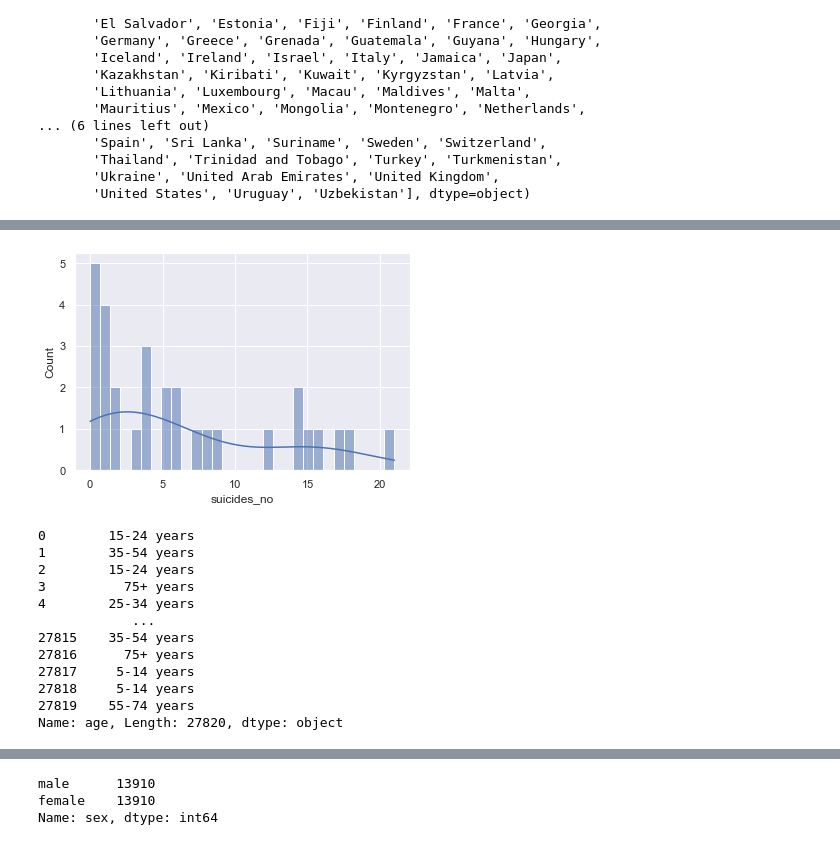
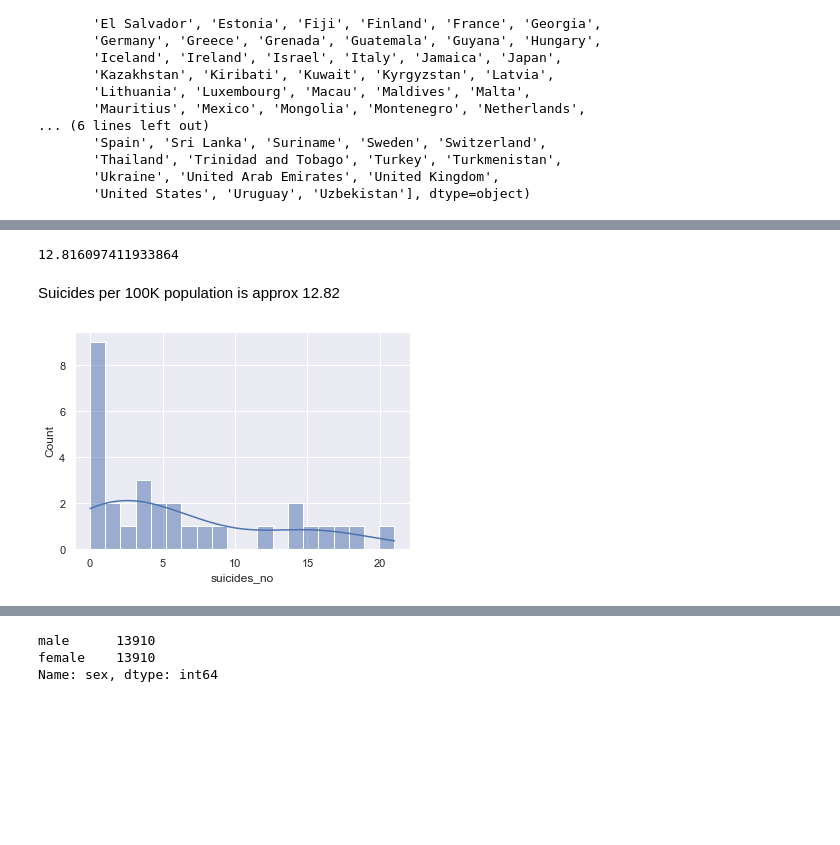
Before and after one commit to ronaldonyango/us-accidents-eda, a Jupyter notebook: Suicide_Rates.ipynb, the cells around one changed output, grey strips where cells are left out. Cells and saved outputs as stored; diff of their text form; code cells hidden in the pictures; blank space fills up the shorter version.

```diff
--- a/Suicide_Rates.ipynb
+++ b/Suicide_Rates.ipynb
@@ -15,3 +23,6 @@ df.head()
 | 2 | Albania | 1987 | female | 15-24 years | 14 | 289700 | 4.83 | Albania1987 | ... |
 | 3 | Albania | 1987 | male | 75+ years | 1 | 21800 | 4.59 | Albania1987 | ... |
 | 4 | Albania | 1987 | male | 25-34 years | 9 | 274300 | 3.28 | Albania1987 | ... |
+# %%
+df.rename({' gdp_for_year ($ ) ' : 'gdp_for_year', 'gdp_per_capita ($)' : 'gdp_per_capita', 'country-year' : 'country_year'}, axis=1, inplace=True)
+df
@@ -150,22 +201,13 @@ array(['Albania', 'Antigua and Barbuda', 'Argentina', 'Armenia', 'Aruba',
+# %%
+suicides_per_100k = (df['suicides/100k pop'].sum()) / len(df['suicides/100k pop'])
+suicides_per_100k
+# %% [output]
+12.816097411933864
+# %% [markdown]
+<span style='font-family:"Roboto"'> Suicides per 100K population is approx 12.82
 # %%
 suicides_number  = df.suicides_no[:30]
-sns.histplot(data = suicides_number, kde=True, bins = 30)
+sns.histplot(data = suicides_number, kde=True, bins = 20)
 plt.show()
 # %% [output]
-[figure, old version]
+[figure, new version]
-# %%
-age_count = df.age
-age_count
-# %% [output]
-0        15-24 years
-1        35-54 years
-2        15-24 years
-3          75+ years
-4        25-34 years
-            ...
-27815    35-54 years
-27816      75+ years
-27817     5-14 years
-27818     5-14 years
-27819    55-74 years
-Name: age, Length: 27820, dtype: object
```
Also changed, not shown: parts of 53 cells of this notebook.
